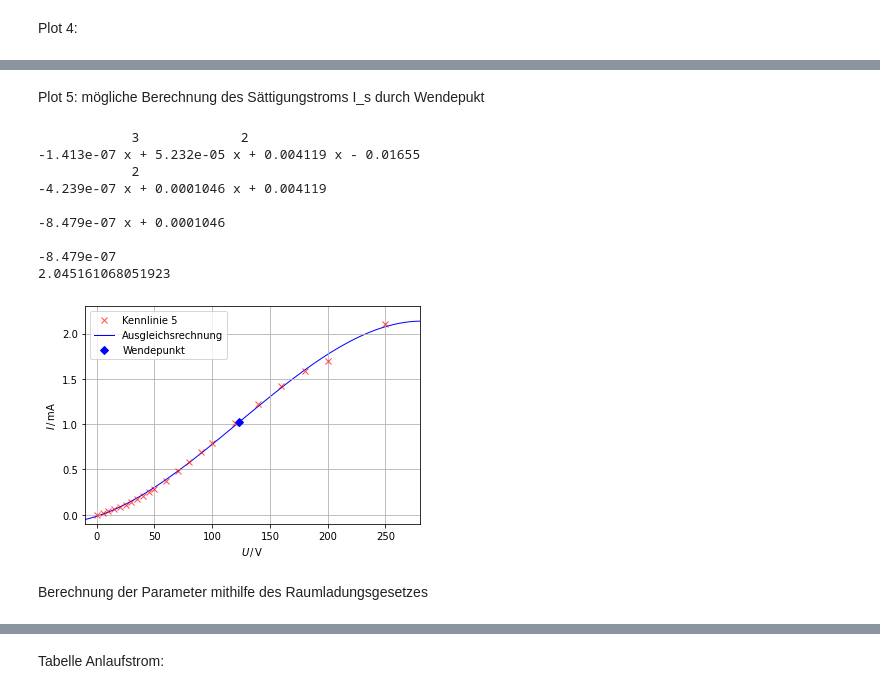
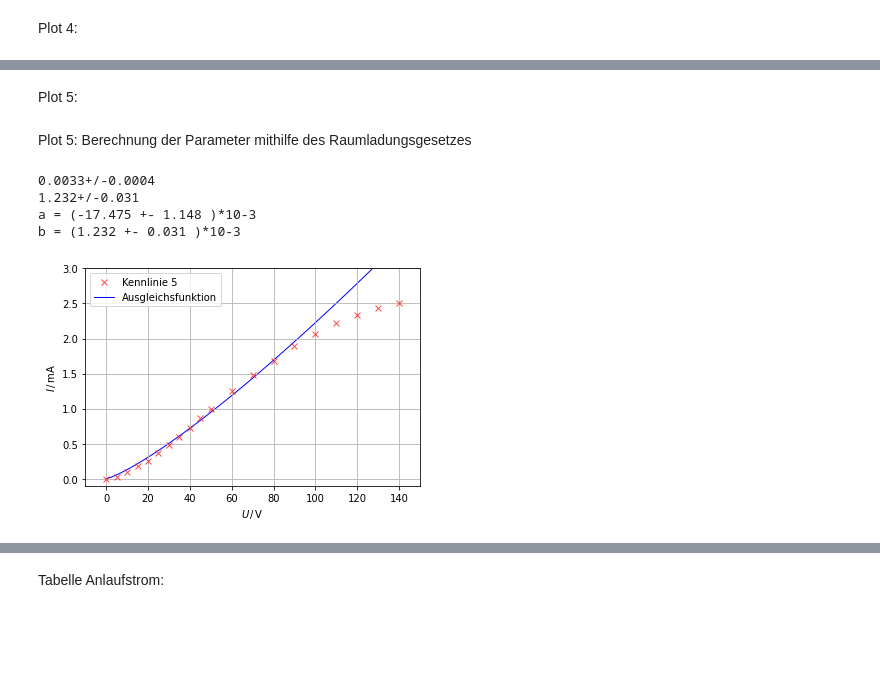
Before and after one commit to waerther/grundpraktikum2, a Jupyter notebook: v504/auswertung.ipynb, the cells around one changed output, grey strips where cells are left out. Drawn from its saved outputs; the diff is of its cells as text; code cells hidden in the pictures; blank space fills up the shorter version.

```diff
--- a/v504/auswertung.ipynb
+++ b/v504/auswertung.ipynb
@@ -86,46 +86,38 @@ plt.grid(True)
+# %% [markdown]
+Plot 5:
 # %% [markdown]
-Plot 5:
-mögliche Berechnung des Sättigungstroms I_s durch Wendepukt
+Plot 5: Berechnung der Parameter mithilfe des Raumladungsgesetzes
 # %%
 plt.plot(U, k5, 'xr', label = "Kennlinie 5", zorder=2, alpha = 0.7)
 
-z = np.polyfit(U, k5, 3)
-p = np.poly1d(z)
-xp = np.linspace(-50, 280, 100)
-plt.plot(xp, p(xp), '-b', label = "Ausgleichsrechnung", linewidth = 1, zorder=1)
+def lsr(u, a, b):
+    return (4/9) * const.epsilon_0 * np.sqrt(2 * const.elementary_charge/ const.electron_mass) * u**(b)/a**2
 
-dp = p.deriv()
-ddp = dp.deriv()
-dddp = ddp.deriv()
+para, pcov = curve_fit(lsr, U[:15], k5[:15])
+a, b = para
+fa, fb = np.sqrt(np.diag(pcov))
 
-print(p)
-print(dp)
-print(ddp)
-print(dddp)
+ua = ufloat(a, fa)
+ub = ufloat(b, fb)
 
-x = 0.0001046/8.479e-07
-
-xp = np.linspace(-50, 280, 100)
-plt.plot(x, p(x), 'Db', label = "Wendepunkt", markersize = 6, zorder=3)
+xx = np.linspace(0, 280, 100)
+plt.plot(xx, lsr(xx, noms(ua), noms(ub)), '-b', label = "Ausgleichsfunktion", linewidth = 1, zorder=1)
 
 plt.xlabel(r'$U \, / \, \mathrm{V}$')
 plt.ylabel(r'$I \, / \, \mathrm{mA}$')
 plt.legend(loc="best")
 plt.grid(True)
-plt.xlim(-10, 280)
-plt.ylim(-0.1, 2.3)
+plt.xlim(-10, 150)
+plt.ylim(-0.1, 3)
 
-print(2*p(x))
+ua = ua*10**3
+print(1/ua**2)
+print(ub)
+print('a = (%.3f +- %.3f )*10-3' % (noms(ua), stds(ua)))
+print('b = (%.3f +- %.3f )' % (noms(ub), stds(ub)))
 # %% [output]
-            3             2
--1.413e-07 x + 5.232e-05 x + 0.004119 x - 0.01655
-            2
--4.239e-07 x + 0.0001046 x + 0.004119
-
--8.479e-07 x + 0.0001046
-
--8.479e-07
-2.045161068051923
+0.0033+/-0.0004
+1.232+/-0.031
+a = (-17.475 +- 1.148 )*10-3
+b = (1.232 +- 0.031 )*10-3
-[figure, old version]
+[figure, new version]
-# %% [markdown]
-Berechnung der Parameter mithilfe des Raumladungsgesetzes
```
Also changed, not shown: parts of 9 cells of this notebook, 4 other files.
